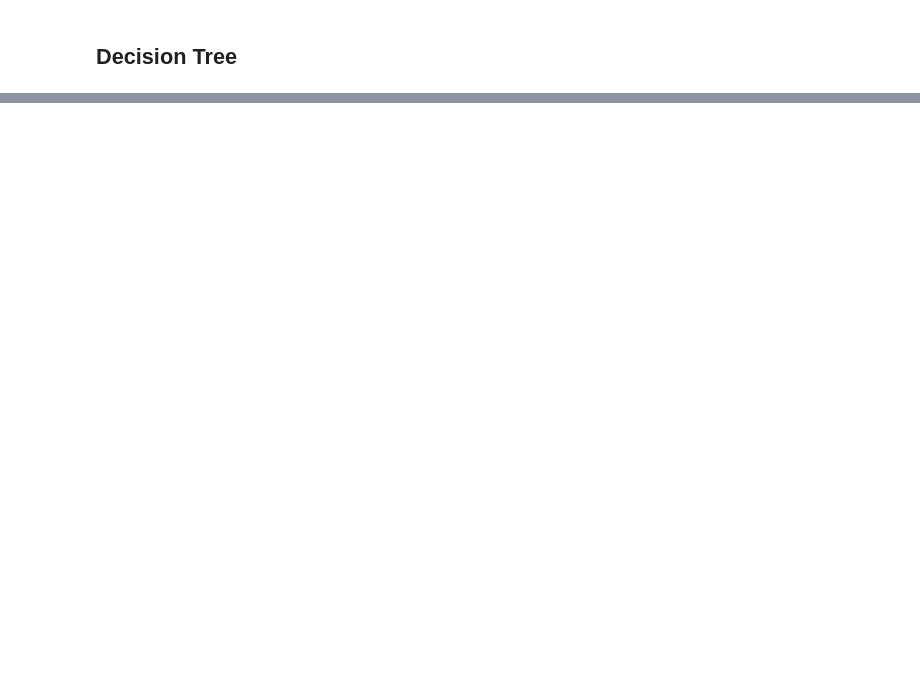
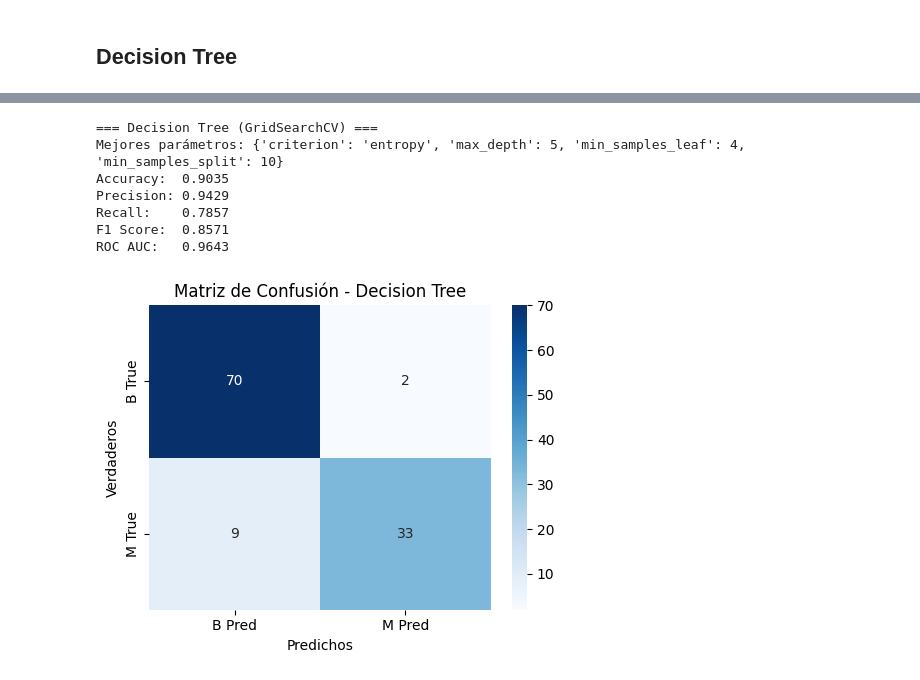
Before and after one commit to aformen9/BC-ML-Project, a Jupyter notebook: notebook/BreastCancer_ML.ipynb, the cells around one changed output, grey strips where cells are left out. Drawn from its saved outputs; the diff is of its cells as text; code cells hidden in the pictures; blank space fills up the shorter version.

Commit message:
Decision tree.

```diff
--- a/notebook/BreastCancer_ML.ipynb
+++ b/notebook/BreastCancer_ML.ipynb
@@ -1042,0 +969,64 @@ weighted avg       0.93      0.93      0.93       114
+# %%
+# Definimos la “rejilla” de hiperparámetros para Decision Tree
+param_grid_dt = {
+    'criterion':        ['gini', 'entropy'],  # Función de medida de impureza
+    'max_depth':        [None, 5, 10],        # Profundidad máxima del árbol (None = sin límite)
+    'min_samples_split':[2, 5, 10],           # Mínimo de muestras para intentar un split
+    'min_samples_leaf': [1, 2, 4]             # Mínimo de muestras en cada hoja
+}
+
+# Configuramos la búsqueda en GridSearchCV
+gs_dt = GridSearchCV(
+    estimator=DecisionTreeClassifier(random_state=42),  # Árbol base sin parámetros ajustados
+    param_grid=param_grid_dt,                           # La rejilla definida arriba
+    cv=5,                                               # 5-fold cross-validation
+    scoring='roc_auc',                                  # Optimizamos AUC-ROC
+    n_jobs=-1                                           # Paraleliza en todos los núcleos disponibles
+)
+
+# Ejecutamos la búsqueda de hiperparámetros
+gs_dt.fit(X_train_scaled, y_train)                      # Ajustamos sobre el conjunto de entrenamiento
+
+# Obtenemos el mejor modelo encontrado
+best_dt = gs_dt.best_estimator_                        # DecisionTreeClassifier con los mejores parámetros
+
+# Predicción y evaluación con el mejor Decision Tree
+y_pred_dt = best_dt.predict(X_test_scaled)              # Predicciones de etiquetas (0/1)
+y_prob_dt = best_dt.predict_proba(X_test_scaled)[:,1]   # Probabilidades de la clase positiva (maligno)
+
+# Cálculo de métricas clave
+acc_dt  = accuracy_score(y_test, y_pred_dt)             # Accuracy global
+prec_dt = precision_score(y_test, y_pred_dt)            # Precision para la clase 1 (maligno)
+rec_dt  = recall_score(y_test, y_pred_dt)               # Recall (sensibilidad) para la clase 1
+f1_dt   = f1_score(y_test, y_pred_dt)                   # F1-score para la clase 1
+roc_dt  = roc_auc_score(y_test, y_prob_dt)              # AUC bajo la curva ROC
+
+# Mostramos resultados
+print("\n=== Decision Tree (GridSearchCV) ===")
+print("Mejores parámetros:", gs_dt.best_params_)        # Parámetros ganadores
+print(f"Accuracy:  {acc_dt:.4f}")
+print(f"Precision: {prec_dt:.4f}")
+print(f"Recall:    {rec_dt:.4f}")
+print(f"F1 Score:  {f1_dt:.4f}")
+print(f"ROC AUC:   {roc_dt:.4f}")
+
+# Matriz de confusión
+cm_dt = confusion_matrix(y_test, y_pred_dt)             # [[TN, FP], [FN, TP]]
+plt.figure(figsize=(5,4))                               # Tamaño de la figura
+sns.heatmap(cm_dt, annot=True, fmt='d', cmap='Blues',   # Dibuja heatmap con conteos
+            xticklabels=['B Pred','M Pred'],           # Etiquetas del eje X
+            yticklabels=['B True','M True'])           # Etiquetas del eje Y
+plt.title('Matriz de Confusión - Decision Tree')        # Título del gráfico
+plt.xlabel('Predichos')                                  # Etiqueta X
+plt.ylabel('Verdaderos')                                # Etiqueta Y
+plt.tight_layout()                                       # Ajuste de márgenes
+plt.show()                                               # Mostrar gráfico
+# %% [output]
+=== Decision Tree (GridSearchCV) ===
+Mejores parámetros: {'criterion': 'entropy', 'max_depth': 5, 'min_samples_leaf': 4, 'min_samples_split': 10}
+Accuracy:  0.9035
+Precision: 0.9429
+Recall:    0.7857
+F1 Score:  0.8571
+ROC AUC:   0.9643
+[figure, added]
```
Also changed, not shown: parts of 14 cells of this notebook.
